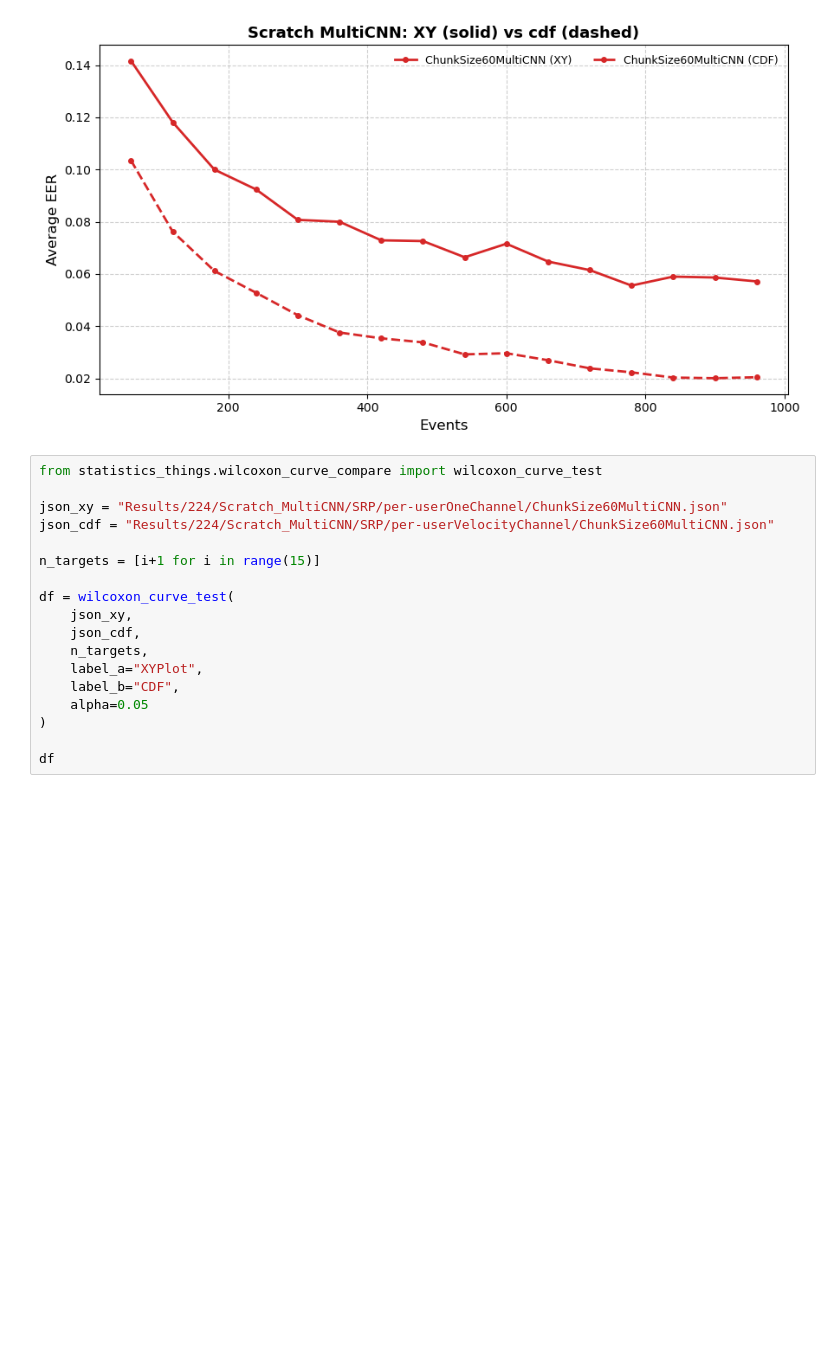
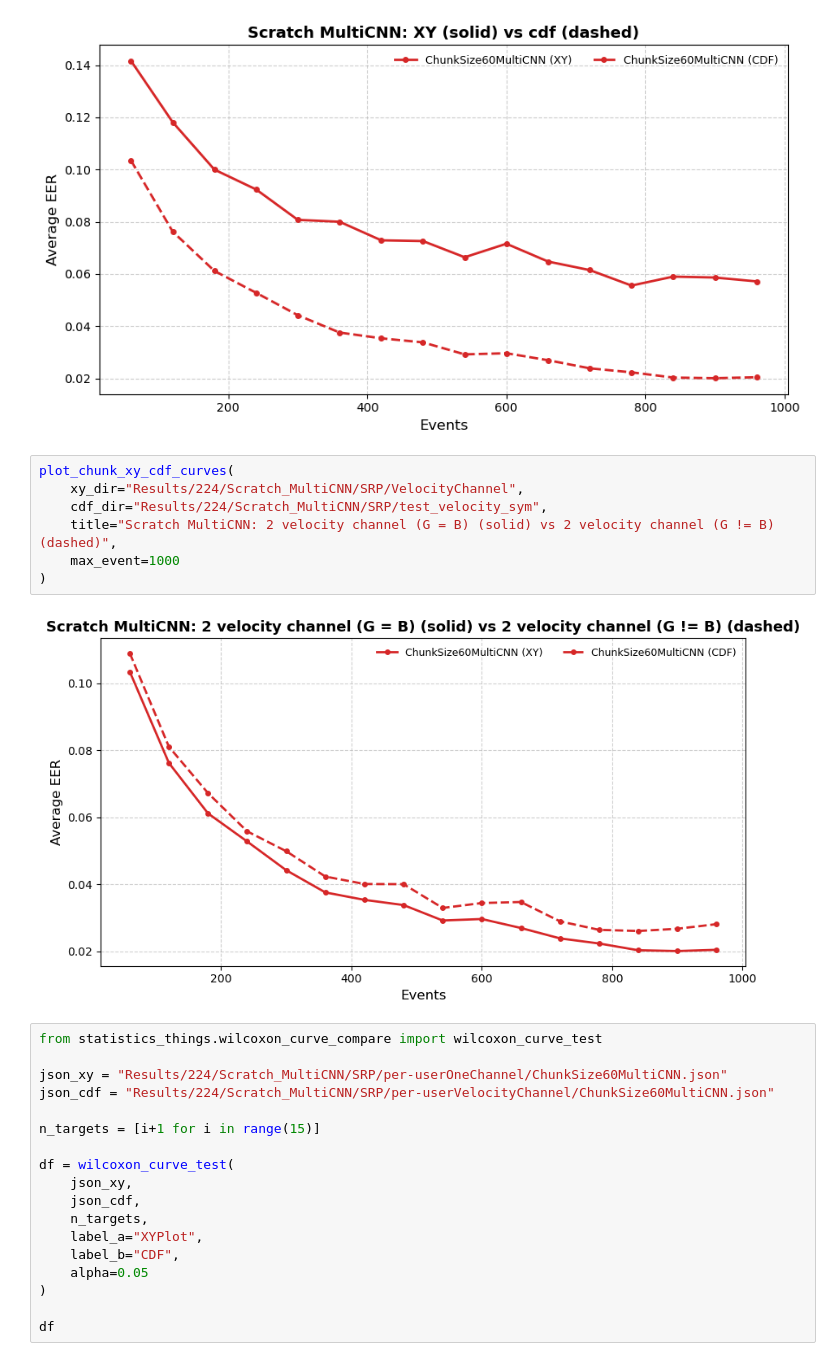
Before and after one commit to S-lijun/Mouse_Dynamics, a Jupyter notebook: Final_Results.ipynb, the cells around one changed output. Drawn from its saved outputs; the diff is of its cells as text; blank space fills up the shorter version.

```diff
--- a/Final_Results.ipynb
+++ b/Final_Results.ipynb
@@ -473,6 +473,15 @@ plot_chunk_xy_cdf_curves(
 )
 # %% [output]
 [figure]
+# %%
+plot_chunk_xy_cdf_curves(
+    xy_dir="Results/224/Scratch_MultiCNN/SRP/VelocityChannel",
+    cdf_dir="Results/224/Scratch_MultiCNN/SRP/test_velocity_sym",
+    title="Scratch MultiCNN: 2 velocity channel (G = B) (solid) vs 2 velocity channel (G != B) (dashed)",
+    max_event=1000
+)
+# %% [output]
+[figure, added]
 # %%
 from statistics_things.wilcoxon_curve_compare import wilcoxon_curve_test
 
```
Also changed, not shown: 2 other files.
